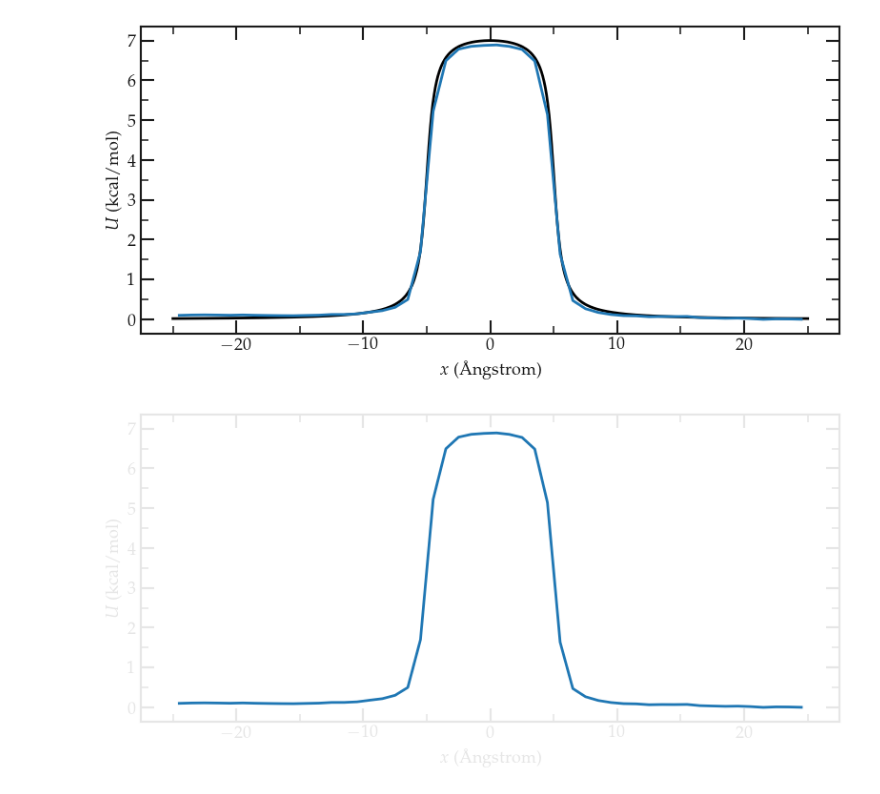
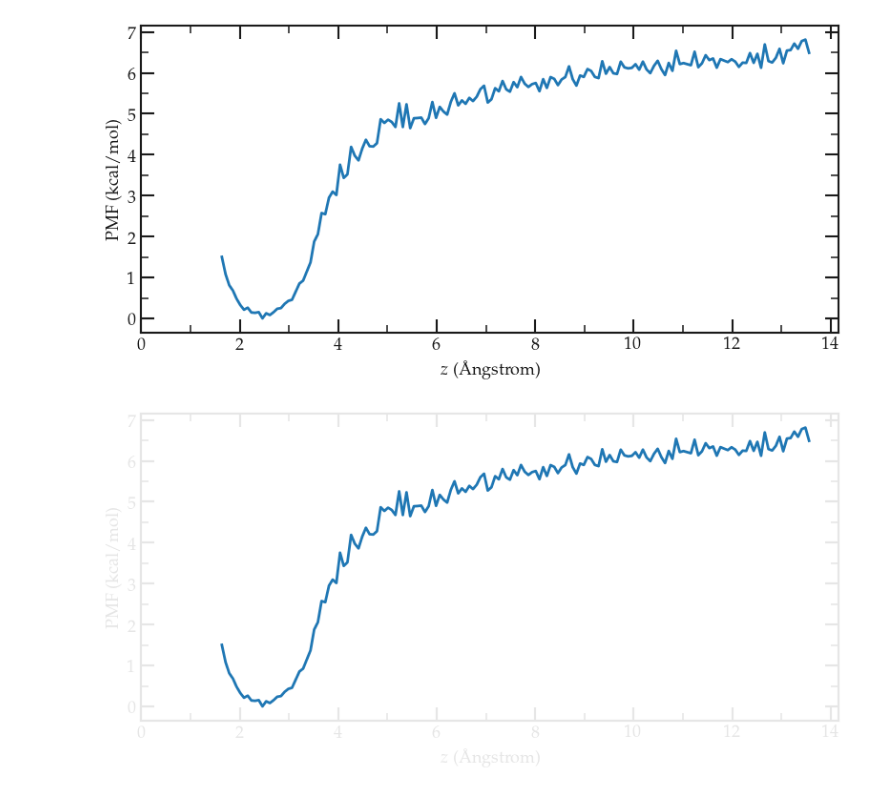
Before and after one commit to lammpstutorials/lammpstutorials.github.io, a Jupyter notebook: inputs/freeenergy/SurfaceProfile/plot_potential.ipynb, the cells around one changed output. Saved outputs shown, nothing was run; the diff lists cells and outputs as text; code cells hidden in the pictures.

```diff
--- a/inputs/freeenergy/SurfaceProfile/plot_potential.ipynb
+++ b/inputs/freeenergy/SurfaceProfile/plot_potential.ipynb
@@ -27,17 +27,18 @@ U = 2 * U0 * (np.arctan((myx + x0) / delta) - np.arctan((myx - x0) / delta))
 F = 2 * U0 / ((myx - x0)**2)/delta**2 - U0 / ((myx + x0)**2)/delta**2
 # %%
 PMF = np.loadtxt('PMF.dat')
+position_wall = -21.6
 # %%
 for mode, mygray in zip(['light', 'dark'], [lightgray, darkgray]):
 
     fig = plt.figure(figsize=(8, 4))
     ax1 = fig.add_subplot(111)
 
-    plt.plot(PMF.T[0], PMF.T[1], linewidth = 2)
+    plt.plot(PMF.T[0]-position_wall, PMF.T[1], linewidth = 2)
 
     divider = make_axes_locatable(ax1)
-    ax1.set_ylabel(r'$U$ (kcal/mol)', fontdict=font)
-    ax1.set_xlabel(r'$x$ (Ångstrom)', fontdict=font)
+    ax1.set_ylabel(r'PMF (kcal/mol)', fontdict=font)
+    ax1.set_xlabel(r'$z$ (Ångstrom)', fontdict=font)
     #ax1.set_xticklabels([])
 
     plt.xticks(fontsize=fontsize)
@@ -48,35 +49,35 @@ for mode, mygray in zip(['light', 'dark'], [lightgray, darkgray]):
     ax1.tick_params('both', length=6, width=1.1, which='minor', direction='in')
     ax1.xaxis.set_ticks_position('both')
     ax1.yaxis.set_ticks_position('both')
     ax1.spines["top"].set_linewidth(1.5)
     ax1.spines["bottom"].set_linewidth(1.5)
     ax1.spines["left"].set_linewidth(1.5)
     ax1.spines["right"].set_linewidth(1.5)
-    #ax1.set_xticks([0, 5, 10, 15, 20])
+    ax1.set_xticks([0, 2, 4, 6, 8, 10, 12, 14])
     #ax1.set_yticks([0.001, 0.01, 0.1, 1])
     minor_locator_y = AutoMinorLocator(2)
     ax1.yaxis.set_minor_locator(minor_locator_y)
     minor_locator_x = AutoMinorLocator(2)
     ax1.xaxis.set_minor_locator(minor_locator_x)
     ax1.xaxis.label.set_color(mygray)
     ax1.yaxis.label.set_color(mygray)
     ax1.tick_params(axis='x', colors=mygray)
     ax1.tick_params(axis='y', colors=mygray)
     ax1.spines['left'].set_color(mygray)
     ax1.spines['top'].set_color(mygray)
     ax1.spines['bottom'].set_color(mygray)
     ax1.spines['right'].set_color(mygray)
     ax1.tick_params(axis='y', which='both', colors=mygray)
     ax1.tick_params(axis='x', which='both', colors=mygray)
 
     fig.tight_layout()
     if mode == 'light':
         plt.savefig('freeenergy-light.png', bbox_inches = 'tight', pad_inches = 0.057, transparent=True)
-        plt.savefig('../../../docs/sphinx/source/tutorials/figures/surfaceprofile/freeenergy-light.png', bbox_inches = 'tight', pad_inches = 0.057, transparent=True)
+        plt.savefig('../../../sphinx/source/tutorials/figures/surfaceprofile/freeenergy-light.png', bbox_inches = 'tight', pad_inches = 0.057, transparent=True)
     else:
         plt.savefig('freeenergy-dark.png', bbox_inches = 'tight', pad_inches = 0.057, transparent=True)
-        plt.savefig('../../../docs/sphinx/source/tutorials/figures/surfaceprofile/freeenergy-dark.png', bbox_inches = 'tight', pad_inches = 0.057, transparent=True)
+        plt.savefig('../../../sphinx/source/tutorials/figures/surfaceprofile/freeenergy-dark.png', bbox_inches = 'tight', pad_inches = 0.057, transparent=True)
     plt.show()
 # %% [output]
-[figure, old version]
+[figure, new version]
-[figure, old version]
+[figure, new version]
```
Also changed, not shown: 43 other files.
